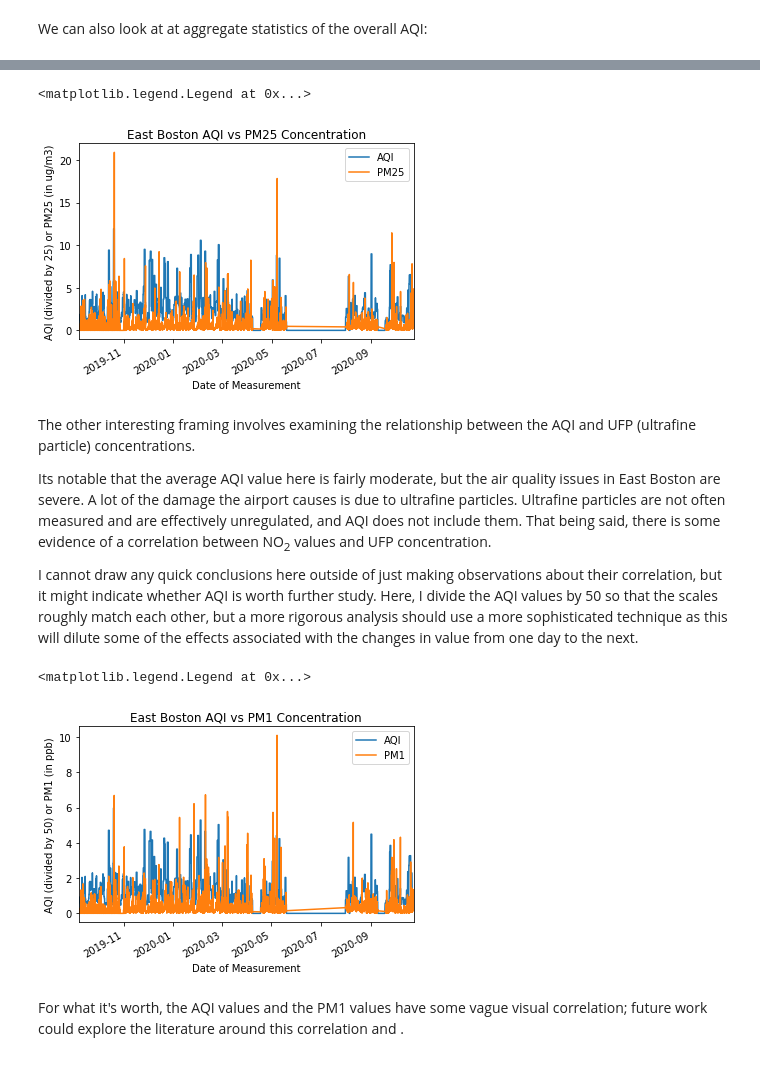
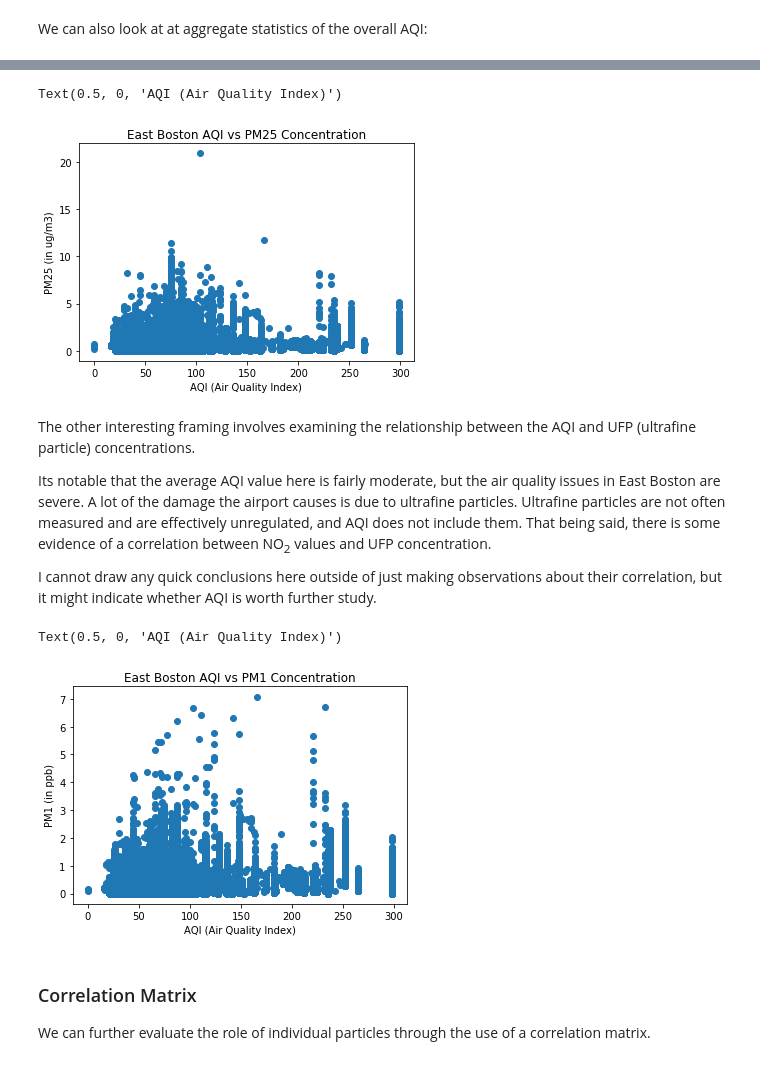
Before and after one commit to airpartners/data-analysis, a Jupyter notebook: aqi-analysis.ipynb, the cells around one changed output, grey strips where cells are left out. Saved outputs shown, nothing was run; the diff lists cells and outputs as text; code cells hidden in the pictures.

```diff
--- a/aqi-analysis.ipynb
+++ b/aqi-analysis.ipynb
@@ -164,20 +164,20 @@ aqi
 From there, we can calculate the AQI value for each hour within a specific range of dates, and we can view that value over time. This code is a little inefficient, but it only runs one time in this context. If we decide to use AQI in production, this might require some optimization to run more smoothly.
 # %%
 aqi_list = []
-hours_list = []
+minutes_list = []
 final_datetime = SN45.index[len(SN45.index) -1]
 date = SN45.index[0]
 particle_lists = [O3, PM25, PM10, CO, NO2]
 
 while date < final_datetime:
-    hours_list.append(date)
+    minutes_list.append(date)
     SN45_day = SN45[(SN45.index > date) & (SN45.index < date + dt.timedelta(hours=24))]
     SN45_8_hour = SN45[(SN45.index > date) & (SN45.index < date + dt.timedelta(hours=8))]
     SN45_1_hour = SN45[(SN45.index > date) & (SN45.index < date + dt.timedelta(hours=1))]
-    date += dt.timedelta(hours=1)
     concentration_list = [SN45_8_hour["o3"].max(), SN45_day["pm25"].max(), SN45_day["pm10"].max(), SN45_day["co"].max(), SN45_1_hour["no2"].max()]
     aqi = calculate_overall_aqi(concentration_list, particle_lists)
     aqi_list.append(aqi)
+    date += dt.timedelta(minutes=1)
 # %% [markdown]
 ## Interpreting the AQI for Our Dataset
 ### AQI Statistics
@@ -223,0 +226,4 @@ On a first glance, it seems to capture some of the variability inherent to the d
+# %%
+SN45_downsampled = SN45.copy()
+SN45_down = SN45_downsampled.resample('1T', label="right").mean()
+SN45_down
@@ -273,34 +281,25 @@ plt.legend(loc="upper right")
 # %%
-scaled_aqi = []
-for elem in aqi_list:
-    scaled_aqi.append(elem/25)
-plt.plot(hours_list, scaled_aqi, label="AQI")
-SN45.pm25.plot(label="PM25")
+plt.scatter(aqi_list, SN45_down.pm25)
 plt.title("East Boston AQI vs PM25 Concentration")
-plt.ylabel("AQI (divided by 25) or PM25 (in ug/m3)")
-plt.xlabel("Date of Measurement")
-plt.legend(loc="upper right")
+plt.ylabel("PM25 (in ug/m3)")
+plt.xlabel("AQI (Air Quality Index)")
 # %% [output]
-<matplotlib.legend.Legend at 0x...>
+Text(0.5, 0, 'AQI (Air Quality Index)')
-[figure, old version]
+[figure, new version]
 # %% [markdown]
 The other interesting framing involves examining the relationship between the AQI and UFP (ultrafine particle) concentrations.
 
 Its notable that the average AQI value here is fairly moderate, but the air quality issues in East Boston are severe. A lot of the damage the airport causes is due to ultrafine particles. Ultrafine particles are not often measured and are effectively unregulated, and AQI does not include them. That being said, there is some evidence of a correlation between NO<sub>2</sub> values and UFP concentration.
 
-I cannot draw any quick conclusions here outside of just making observations about their correlation, but it might indicate whether AQI is worth further study. Here, I divide the AQI values by 50 so that the scales roughly match each other, but a more rigorous analysis should use a more sophisticated technique as this will dilute some of the effects associated with the changes in value from one day to the next.
+I cannot draw any quick conclusions here outside of just making observations about their correlation, but it might indicate whether AQI is worth further study.
 # %%
-scaled_aqi = []
-for elem in aqi_list:
-    scaled_aqi.append(elem/50)
-plt.plot(hours_list, scaled_aqi, label="AQI")
-SN45.pm1.plot(label="PM1")
+plt.scatter(aqi_list, SN45_down.pm1)
 plt.title("East Boston AQI vs PM1 Concentration")
-plt.ylabel("AQI (divided by 50) or PM1 (in ppb)")
-plt.xlabel("Date of Measurement")
-plt.legend(loc="upper right")
+plt.ylabel("PM1 (in ppb)")
+plt.xlabel("AQI (Air Quality Index)")
 # %% [output]
-<matplotlib.legend.Legend at 0x...>
+Text(0.5, 0, 'AQI (Air Quality Index)')
-[figure, old version]
+[figure, new version]
-# %% [markdown]
-For what it's worth, the AQI values and the PM1 values have some vague visual correlation; future work could explore the literature around this correlation and .
+# %% [markdown]
+### Correlation Matrix
+We can further evaluate the role of individual particles through the use of a correlation matrix.
```
Also changed, not shown: parts of 12 cells of this notebook.
